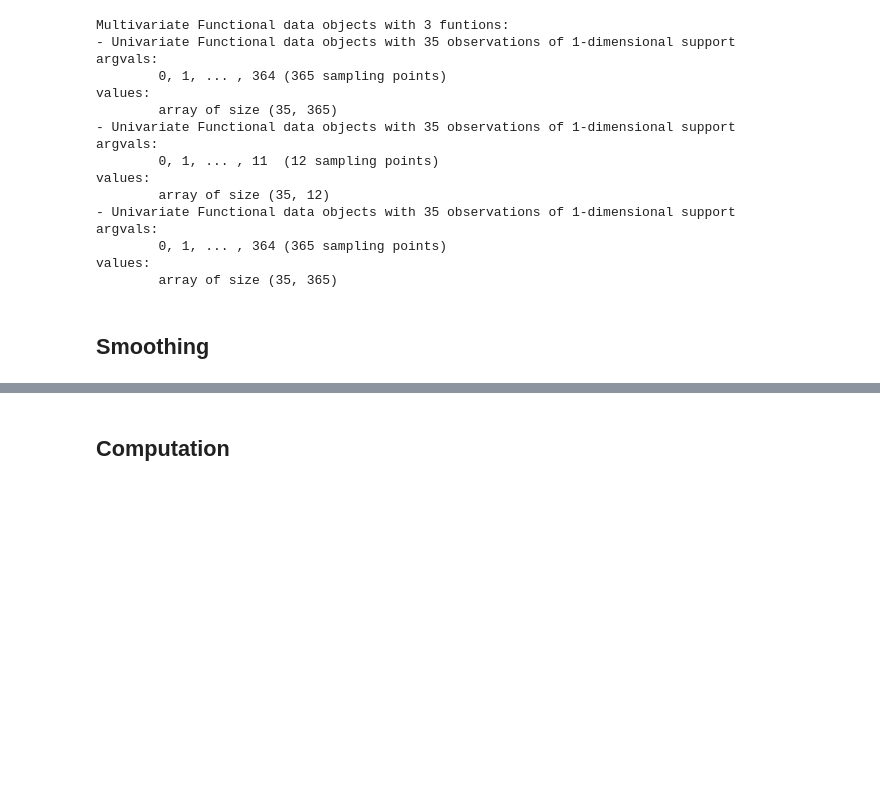
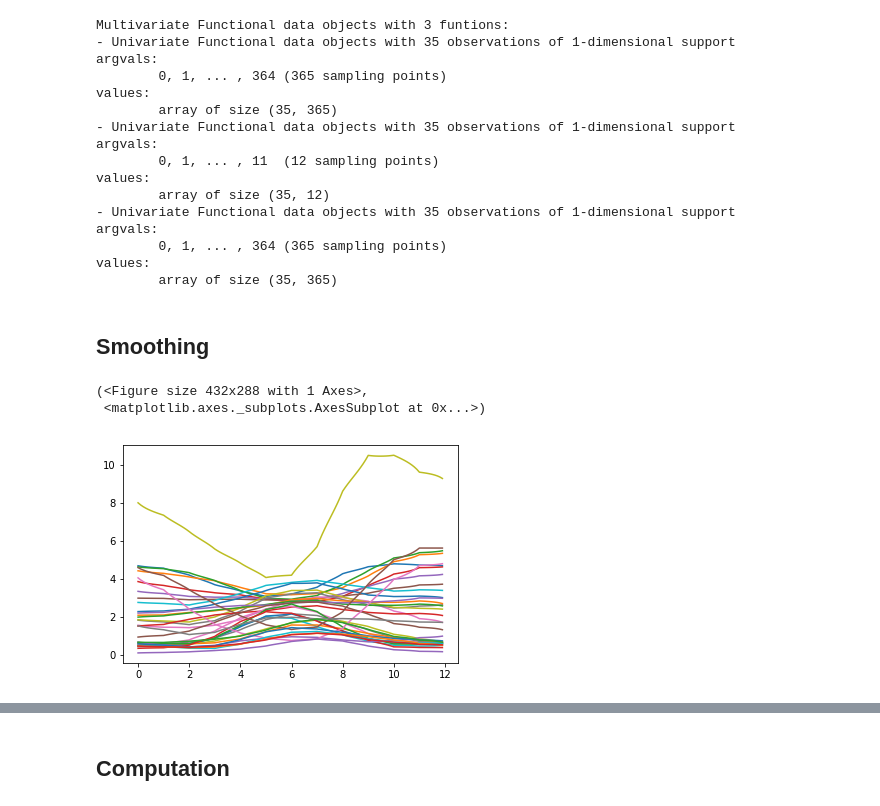
Before and after one commit to StevenGolovkine/FDApy, a Jupyter notebook: examples/canadian_weather.ipynb, the cells around one changed output, grey strips where cells are left out. Cells and saved outputs as stored; diff of their text form; code cells hidden in the pictures; blank space fills up the shorter version.

```diff
--- a/examples/canadian_weather.ipynb
+++ b/examples/canadian_weather.ipynb
@@ -206,6 +206,28 @@ values:
         array of size (35, 365)
 # %% [markdown]
 ## Smoothing
+# %%
+# Define the smoother
+lp = LocalPolynomial(kernel='epanechnikov', bandwidth=2, degree=0)
+
+points = np.array([i / 10 for i in range(min(monthlyPrec.argvals[0]), 10*(max(monthlyPrec.argvals[0]) + 1), 1)])
+points_ = np.array(points)
+pred = np.empty([monthlyPrec.nObs(), len(points_)])
+count = 0
+for row in monthlyPrec:
+    argvals = [i for i in itertools.chain.from_iterable(row.argvals)]
+    values = [i for i in itertools.chain.from_iterable(row.values)]
+    lp.fit(argvals, values)
+    pred[count] = lp.predict(points_)
+    count += 1
+
+res = UnivariateFunctionalData(points, pred)
+# %%
+plot(res)
+# %% [output]
+(<Figure size 432x288 with 1 Axes>,
+ <matplotlib.axes._subplots.AxesSubplot at 0x...>)
+[figure, added]
 # %%
 # Smooth the data
 points = np.array([i / 10 for i in range(min(monthlyPrec.argvals[0]), 10*(max(monthlyPrec.argvals[0]) + 1), 1)])
```
Also changed, not shown: parts of 16 cells of this notebook, 5 other files.
